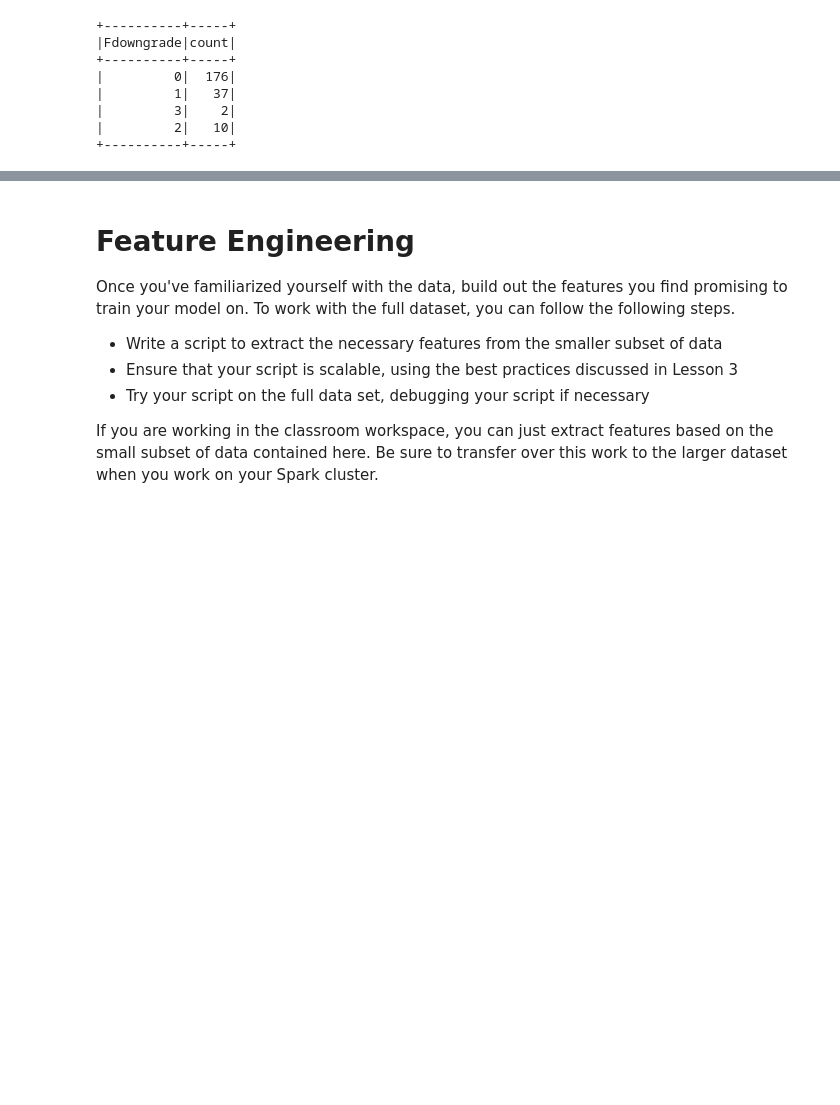
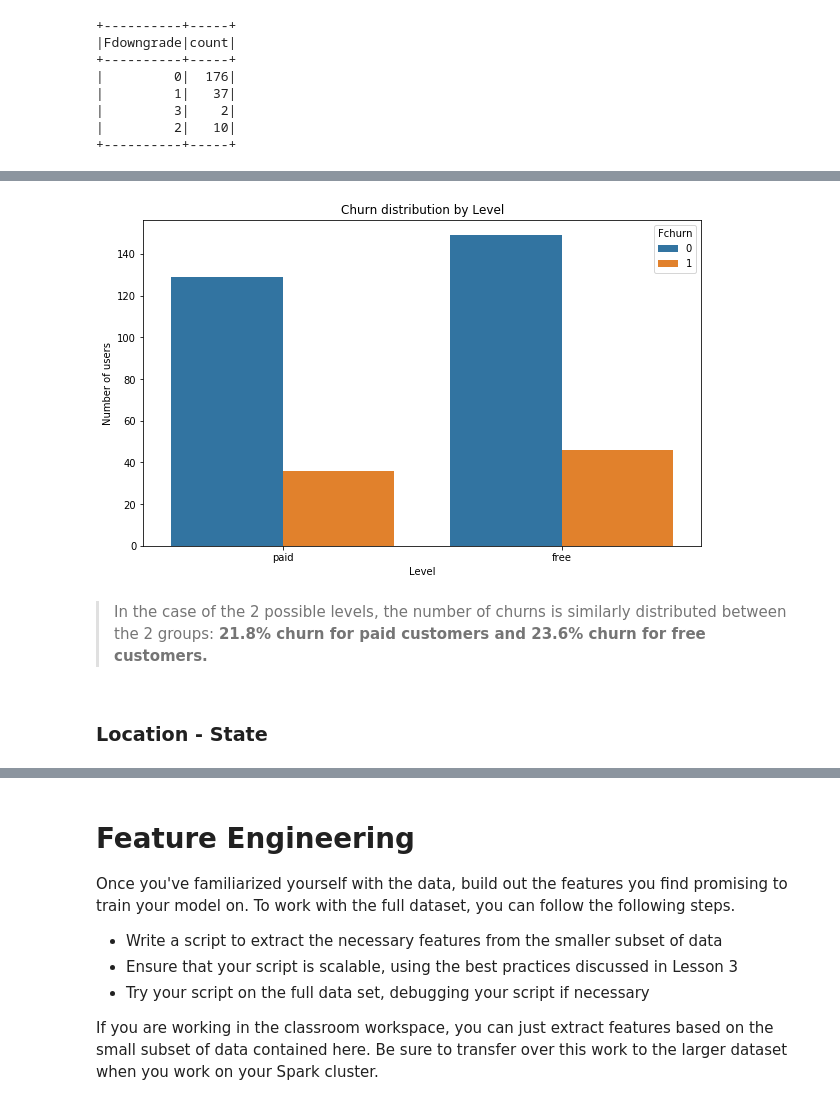
Before and after one commit to MargaridaFernandes1/Udacity-DS-Project3-Sparkify, a Jupyter notebook: Sparkify.ipynb, the cells around one changed output, grey strips where cells are left out. Drawn from its saved outputs; the diff is of its cells as text; code cells hidden in the pictures; blank space fills up the shorter version.

```diff
--- a/Sparkify.ipynb
+++ b/Sparkify.ipynb
@@ -523,0 +617,4 @@ Once you've defined churn, perform some exploratory data analysis to observe the
+# %%
+# Check distribution by Level
+level_count = df.select(["userId", "level","Fchurn"]).dropDuplicates().groupby(["Fchurn", "level"]).count().toPandas()
+level_count
@@ -523,0 +627,13 @@ Once you've defined churn, perform some exploratory data analysis to observe the
+# %%
+# Plot Churn distribution by Level
+plt.figure(figsize=(10, 6))
+ax = sns.barplot(x="level", y="count", hue="Fchurn", data=level_count)
+ax.set_title("Churn distribution by Level")
+ax.set_xlabel("Level")
+ax.set_ylabel("Number of users");
+# %% [output]
+[figure, added]
+# %% [markdown]
+> In the case of the 2 possible levels, the number of churns is similarly distributed between the 2 groups: **21.8% churn for paid customers and 23.6% churn for free customers.**
+# %% [markdown]
+### Location - State
```
Also changed, not shown: parts of 44 cells of this notebook.
